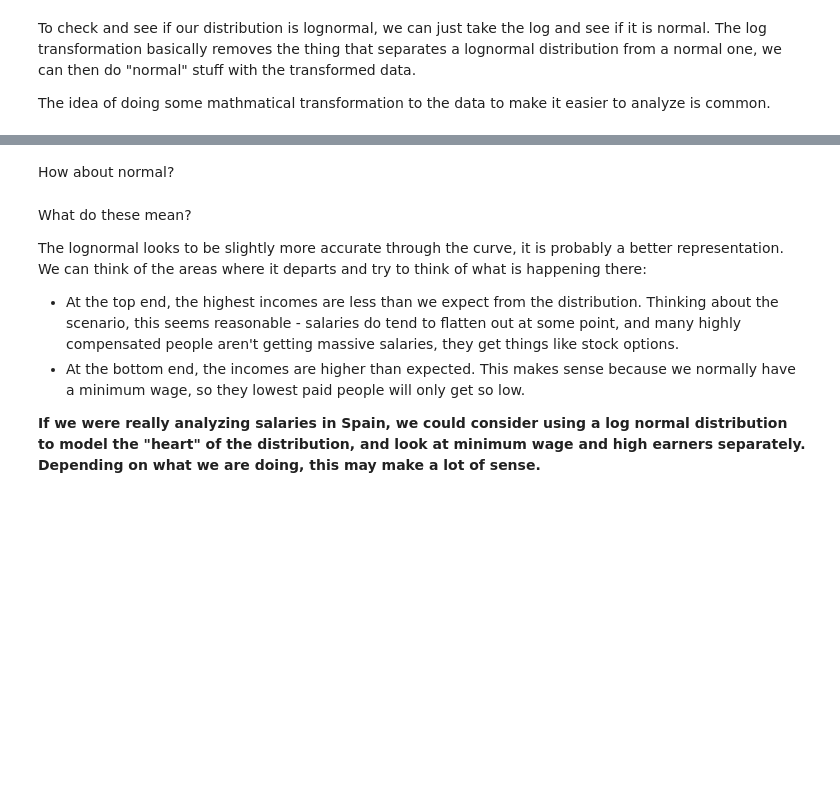
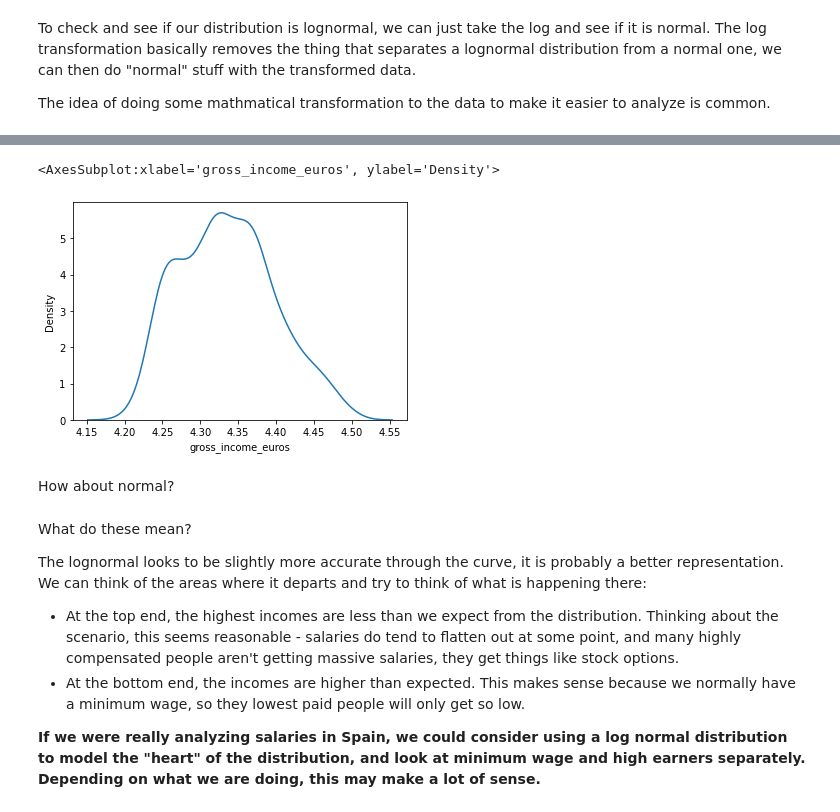
Before and after one commit to ASykes4/Basic_Stats_in_Python_Student_Workbooks, a Jupyter notebook: 008_Analytical_Dist.ipynb, the cells around one changed output, grey strips where cells are left out. Drawn from its saved outputs; the diff is of its cells as text; code cells hidden in the pictures; blank space fills up the shorter version.

```diff
--- a/008_Analytical_Dist.ipynb
+++ b/008_Analytical_Dist.ipynb
@@ -397,3 +397,8 @@ thinkstats2.NormalProbabilityPlot(np.log10(spinc))
+# %%
+sns.kdeplot(data=np.log10(spinc))
+# %% [output]
+<AxesSubplot:xlabel='gross_income_euros', ylabel='Density'>
+[figure, added]
 # %% [markdown]
 How about normal?
 # %% [markdown]
```
Also changed, not shown: parts of 25 cells of this notebook.
